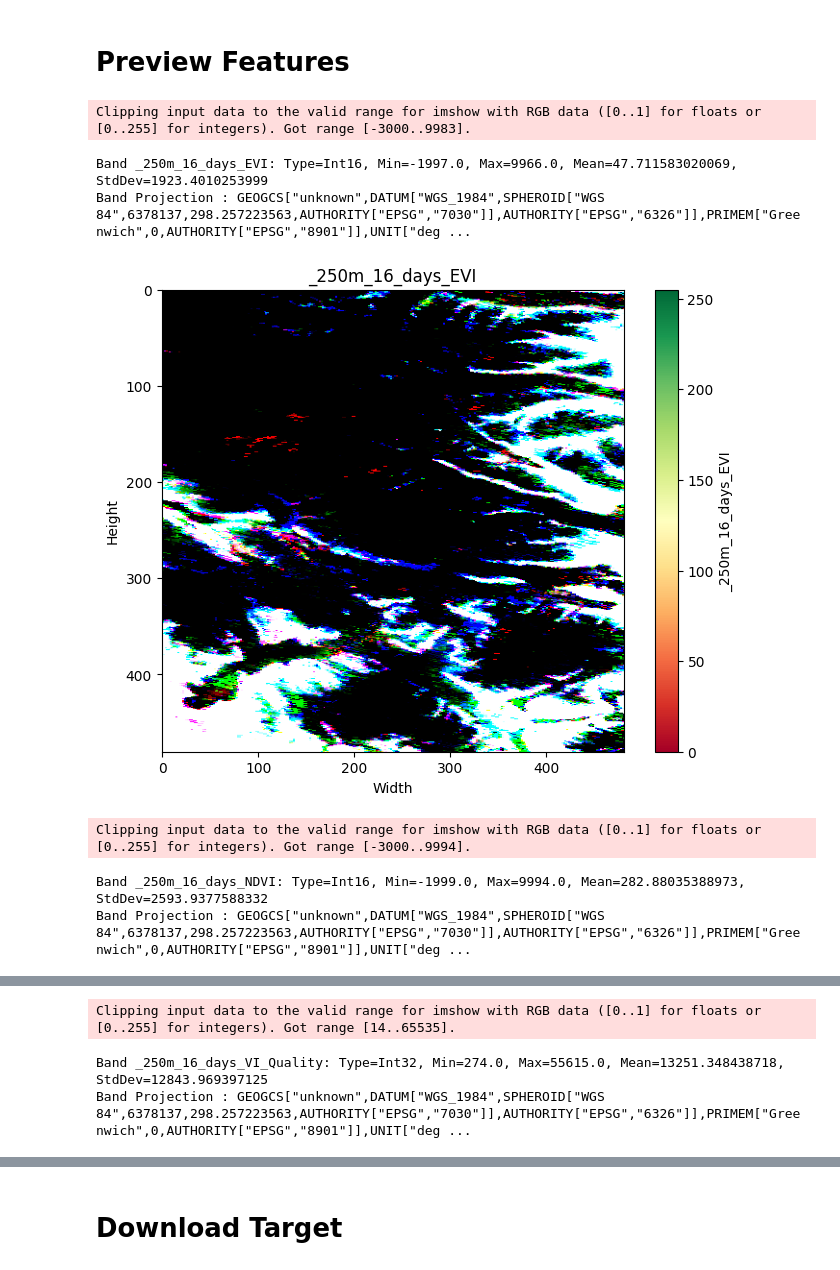
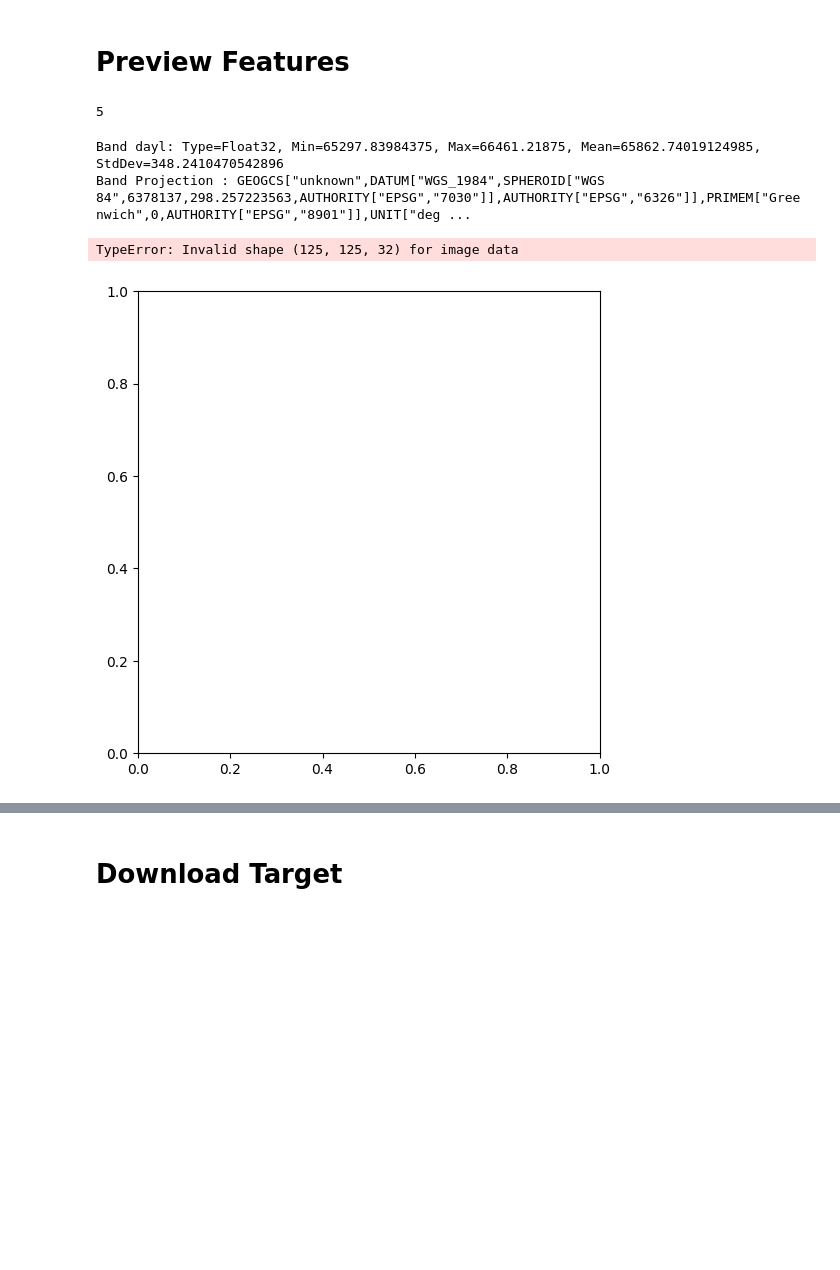
Before and after one commit to AlexandreBrown/WildfirePrediction, a Jupyter notebook: download_data.ipynb, the cells around one changed output, grey strips where cells are left out. Saved outputs shown, nothing was run; the diff lists cells and outputs as text; code cells hidden in the pictures; blank space fills up the shorter version.

```diff
--- a/download_data.ipynb
+++ b/download_data.ipynb
@@ -375,35 +414,36 @@ print(f"Downloaded files can be found at: {features_dir}")
 Downloaded files can be found at: data/features
 # %% [markdown]
 # Preview Features
+# %%
+len(features_ds.GetSubDatasets())
+# %% [output]
+5
 # %%
-features_ds = gdal.Open(str((features_dir / 'MOD13Q1.061_250m_aid0001.nc').resolve()))
+features_ds = gdal.Open(str((features_dir / 'DAYMET.004_1km_aid0001.nc').resolve()))
 features_proj = features_ds.GetProjection()
 
 for subdataset in features_ds.GetSubDatasets():
     band_ds = gdal.Open(subdataset[0])
     band = band_ds.GetRasterBand(1)
     band_type = gdal.GetDataTypeName(band.DataType)
     band_min, band_max, band_mean, band_stddev = band.GetStatistics(True, True)
     band_desc = band_ds.GetDescription().split(':')[-1]
     print(f"Band {band_desc}: Type={band_type}, Min={band_min}, Max={band_max}, Mean={band_mean}, StdDev={band_stddev}")
     print(f"Band Projection : {band_ds.GetProjection()}")
     print("")
 
 
     band_data = band_ds.ReadAsArray()
 
     plt.figure(figsize=(8, 6))
     plt.imshow(band_data.transpose((1, 2, 0)), cmap='RdYlGn')
     plt.colorbar(label=band_desc)
     plt.title(band_desc)
     plt.xlabel('Width')
     plt.ylabel('Height')
     plt.show()
 # %% [output]
-Clipping input data to the valid range for imshow with RGB data ([0..1] for floats or [0..255] for integers). Got range [-3000..9983].
+Band dayl: Type=Float32, Min=65297.83984375, Max=66461.21875, Mean=65862.74019124985, StdDev=348.2410470542896
+Band Projection : GEOGCS["unknown",DATUM["WGS_1984",SPHEROID["WGS 84",6378137,298.257223563,AUTHORITY["EPSG","7030"]],AUTHORITY["EPSG","6326"]],PRIMEM["Greenwich",0,AUTHORITY["EPSG","8901"]],UNIT["deg ...
-Band _250m_16_days_EVI: Type=Int16, Min=-1997.0, Max=9966.0, Mean=47.711583020069, StdDev=1923.4010253999
-Band Projection : GEOGCS["unknown",DATUM["WGS_1984",SPHEROID["WGS 84",6378137,298.257223563,AUTHORITY["EPSG","7030"]],AUTHORITY["EPSG","6326"]],PRIMEM["Greenwich",0,AUTHORITY["EPSG","8901"]],UNIT["deg ...
+TypeError: Invalid shape (125, 125, 32) for image data
-[figure, old version]
+[figure, new version]
-Clipping input data to the valid range for imshow with RGB data ([0..1] for floats or [0..255] for integers). Got range [-3000..9994].
-Band _250m_16_days_NDVI: Type=Int16, Min=-1999.0, Max=9994.0, Mean=282.88035388973, StdDev=2593.9377588332
-Band Projection : GEOGCS["unknown",DATUM["WGS_1984",SPHEROID["WGS 84",6378137,298.257223563,AUTHORITY["EPSG","7030"]],AUTHORITY["EPSG","6326"]],PRIMEM["Greenwich",0,AUTHORITY["EPSG","8901"]],UNIT["deg ...
@@ -411,3 +449,0 @@ Band Projection : GEOGCS["unknown",DATUM["WGS_1984",SPHEROID["WGS 84",6378137,29
-Clipping input data to the valid range for imshow with RGB data ([0..1] for floats or [0..255] for integers). Got range [14..65535].
-Band _250m_16_days_VI_Quality: Type=Int32, Min=274.0, Max=55615.0, Mean=13251.348438718, StdDev=12843.969397125
-Band Projection : GEOGCS["unknown",DATUM["WGS_1984",SPHEROID["WGS 84",6378137,298.257223563,AUTHORITY["EPSG","7030"]],AUTHORITY["EPSG","6326"]],PRIMEM["Greenwich",0,AUTHORITY["EPSG","8901"]],UNIT["deg ...
```
Also changed, not shown: parts of 17 cells of this notebook.
